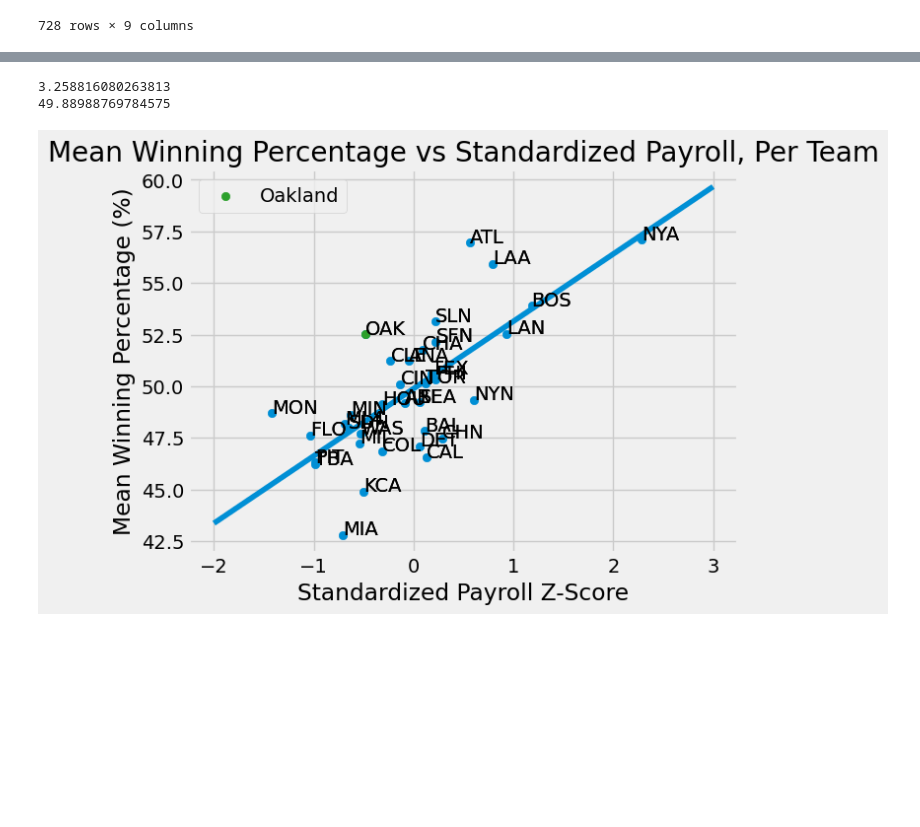
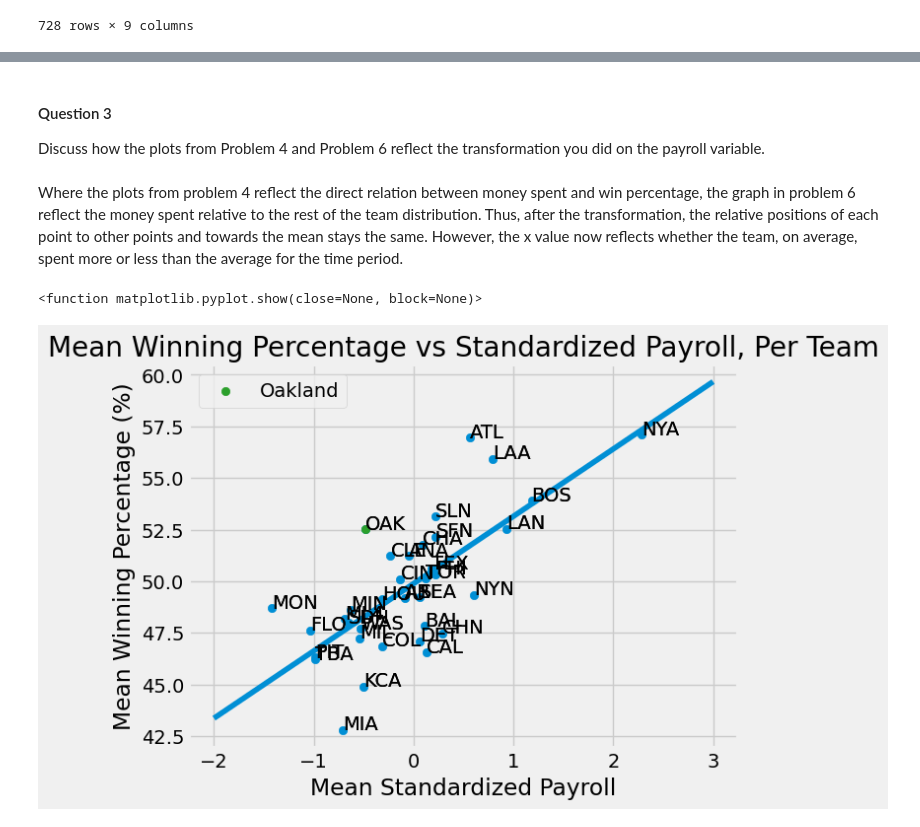
Before and after one commit to Skidouche/CMSC320, a Jupyter notebook: Projects/P2.ipynb, the cells around one changed output, grey strips where cells are left out. Cells and saved outputs as stored; diff of their text form; code cells hidden in the pictures; blank space fills up the shorter version.

```diff
--- a/Projects/P2.ipynb
+++ b/Projects/P2.ipynb
@@ -456,3 +461,9 @@ plt.show
+# %% [markdown]
+#### Question 3
+
+Discuss how the plots from Problem 4 and Problem 6 reflect the transformation you did on the payroll variable.
+# %% [markdown]
+Where the plots from problem 4 reflect the direct relation between money spent and win percentage, the graph in problem 6 reflect the money spent relative to the rest of the team distribution. Thus, after the transformation, the relative positions of each point to other points and towards the mean stays the same. However, the x value now reflects whether the team, on average, spent more or less than the average for the time period.
 # %%
 # Make a single scatter plot of winning percentage (y-axis) vs. standardized payroll (x-axis).
 # Add a regression line to highlight the relationship.
@@ -465,40 +476,39 @@ plt.show
 plt.clf()
 x = []
 y = []
-teams = []
+teams = [] #iterate over teams to gather appropriate measured variables
 for team in df['teamID'].unique():
     x.append(np.average(list(df.loc[df['teamID'] == team, 'standardized_payroll'])))
     y.append(np.average(list(df.loc[df['teamID'] == team, 'winning_percentage'])))
     teams.append(team)
 plt.scatter(x, y)
 # plot a distinct oakland point for easy viewing of performance
 plt.scatter([np.average(list(df.loc[df['teamID'] == "OAK", 'standardized_payroll']))], \
                     [np.average(list(df.loc[df['teamID'] == "OAK", 'winning_percentage']))], c='tab:green', label="Oakland")
 plt.legend()
 a = 0
 for (i, j) in zip(x, y):
     plt.text(i, j, teams[a])
     a += 1
 polyline = np.linspace(-2, 3, 2)
 
+#plot graphs
 plt.plot(polyline, np.poly1d(np.polyfit(x, y, 1))(polyline))
+# gather fit line data
 m, b = np.polyfit(x, y, 1)
 plt.title('Mean Winning Percentage vs Standardized Payroll, Per Team')
-plt.xlabel('Standardized Payroll Z-Score')
+plt.xlabel('Mean Standardized Payroll')
 plt.ylabel('Mean Winning Percentage (%)')
 plt.legend()
 a = 0
 for (i, j) in zip(x, y):
     plt.text(i, j, teams[a])
     a += 1
 polyline = np.linspace(-2, 3, 2)
 plt.show
-print(m)
-print(b)
 # %% [output]
-3.258816080263813
-49.88988769784575
+<function matplotlib.pyplot.show(close=None, block=None)>
-[figure, old version]
+[figure, new version]
 # %%
 # Problem 8
 # create a new spending efficiency field for each team, eff = win_percentage - expected_win_percentage
```
Also changed, not shown: parts of 17 cells of this notebook, 2 other files.
